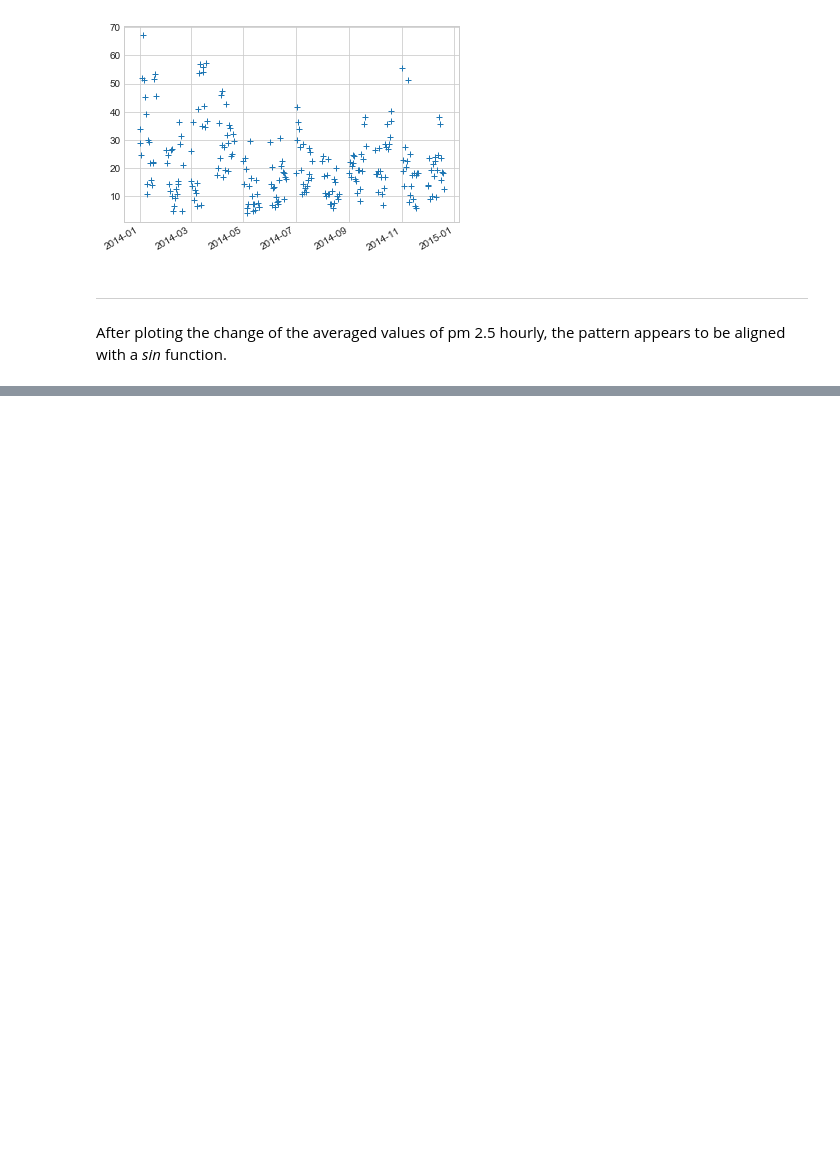
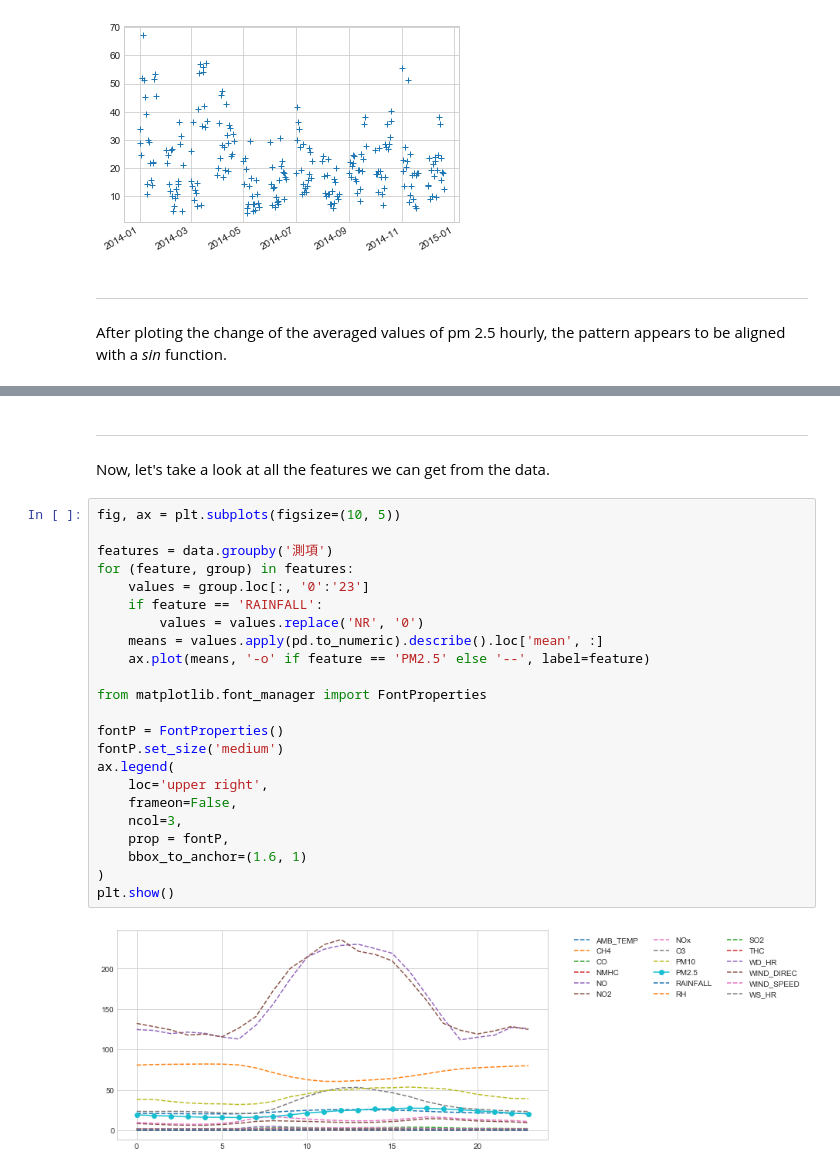
Before and after one commit to RichoHan/machine-learning, a Jupyter notebook: session-1-pm2.5-prediction/data-overview.ipynb, the cells around one changed output, grey strips where cells are left out. Saved outputs shown, nothing was run; the diff lists cells and outputs as text; blank space fills up the shorter version.

```diff
--- a/session-1-pm2.5-prediction/data-overview.ipynb
+++ b/session-1-pm2.5-prediction/data-overview.ipynb
@@ -77,0 +84,28 @@ plt.show()
+# %% [markdown]
+---
+Now, let's take a look at all the features we can get from the data.
+# %%
+fig, ax = plt.subplots(figsize=(10, 5))
+
+features = data.groupby('測項')
+for (feature, group) in features:
+    values = group.loc[:, '0':'23']
+    if feature == 'RAINFALL':
+        values = values.replace('NR', '0')
+    means = values.apply(pd.to_numeric).describe().loc['mean', :]
+    ax.plot(means, '-o' if feature == 'PM2.5' else '--', label=feature)
+
+from matplotlib.font_manager import FontProperties
+
+fontP = FontProperties()
+fontP.set_size('medium')
+ax.legend(
+    loc='upper right',
+    frameon=False,
+    ncol=3,
+    prop = fontP,
+    bbox_to_anchor=(1.6, 1)
+)
+plt.show()
+# %% [output]
+[figure, added]
```
Also changed, not shown: parts of 1 cell of this notebook, 1 other file.
